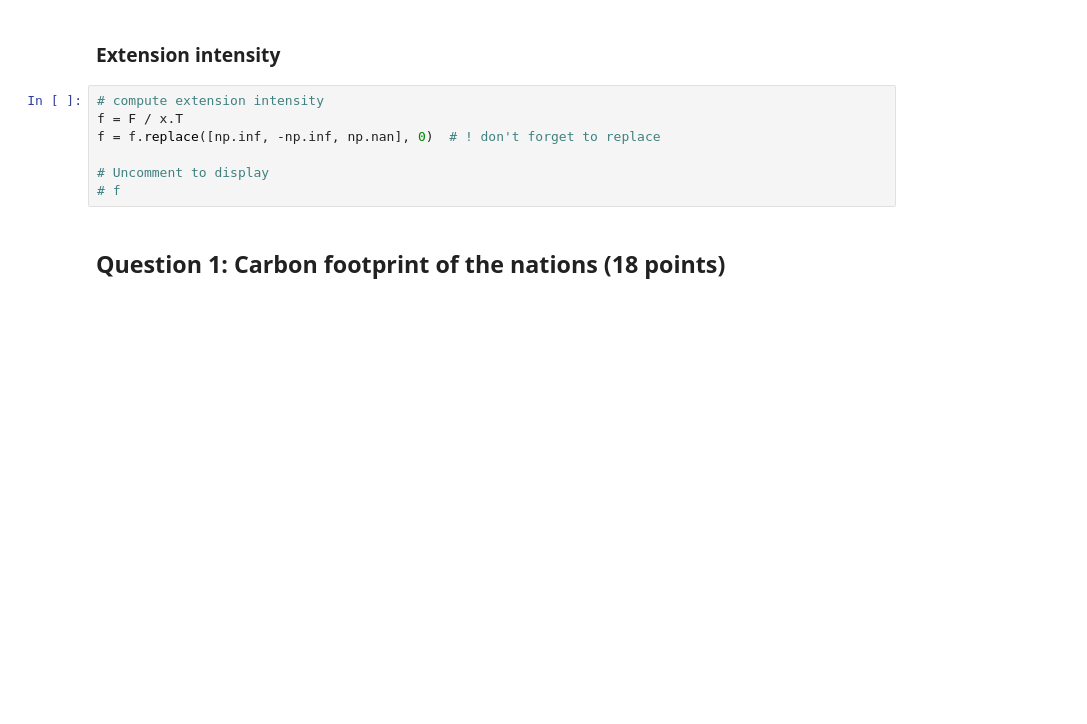
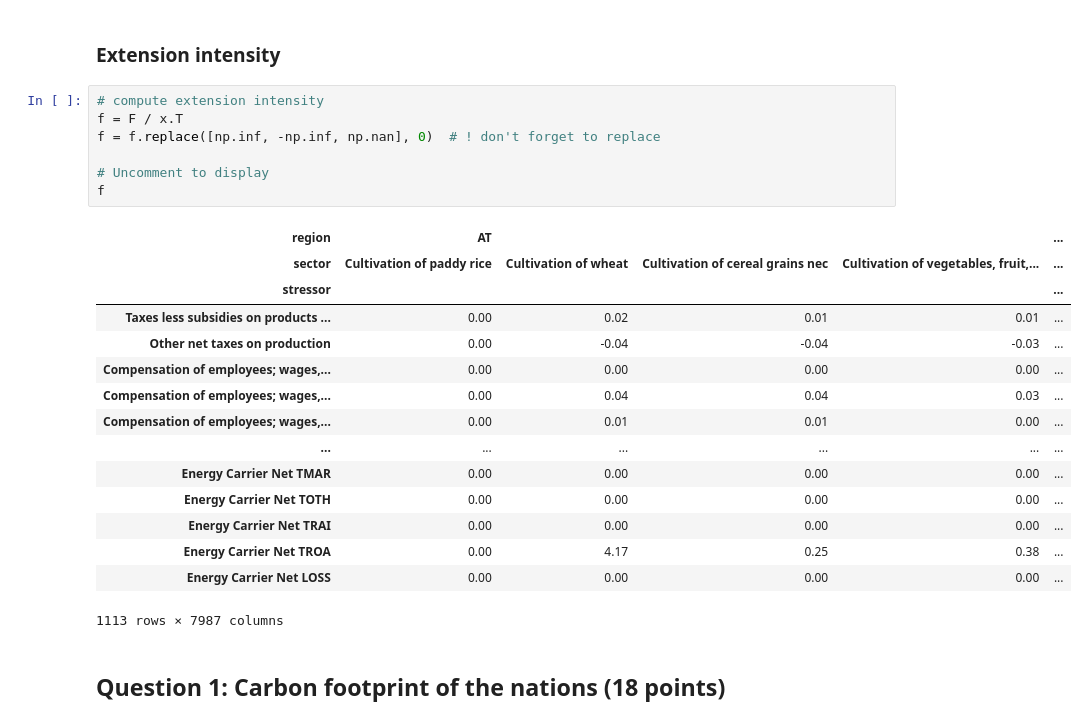
Before and after one commit to adrien-perello/EEIOA, a Jupyter notebook: scripts/07_mock_exam.ipynb, the cells around one changed output. Saved outputs shown, nothing was run; the diff lists cells and outputs as text; blank space fills up the shorter version.

```diff
--- a/scripts/07_mock_exam.ipynb
+++ b/scripts/07_mock_exam.ipynb
@@ -152,10 +152,26 @@ Length: 7987, dtype: float64
 # %%
 # compute extension intensity
 f = F / x.T
 f = f.replace([np.inf, -np.inf, np.nan], 0)  # ! don't forget to replace
 
 # Uncomment to display
-# f
+f
+# %% [output]
+| region | AT |  |  |  | ... |
+| sector | Cultivation of paddy rice | Cultivation of wheat | Cultivation of cereal grains nec | Cultivation of vegetables, fruit,... | ... |
+| stressor |  |  |  |  | ... |
+| Taxes less subsidies on products ... | 0.00 | 0.02 | 0.01 | 0.01 | ... |
+| Other net taxes on production | 0.00 | -0.04 | -0.04 | -0.03 | ... |
+| Compensation of employees; wages,... | 0.00 | 0.00 | 0.00 | 0.00 | ... |
+| Compensation of employees; wages,... | 0.00 | 0.04 | 0.04 | 0.03 | ... |
+| Compensation of employees; wages,... | 0.00 | 0.01 | 0.01 | 0.00 | ... |
+| ... | ... | ... | ... | ... | ... |
+| Energy Carrier Net TMAR | 0.00 | 0.00 | 0.00 | 0.00 | ... |
+| Energy Carrier Net TOTH | 0.00 | 0.00 | 0.00 | 0.00 | ... |
+| Energy Carrier Net TRAI | 0.00 | 0.00 | 0.00 | 0.00 | ... |
+| Energy Carrier Net TROA | 0.00 | 4.17 | 0.25 | 0.38 | ... |
+| Energy Carrier Net LOSS | 0.00 | 0.00 | 0.00 | 0.00 | ... |
+1113 rows × 7987 columns
 # %% [markdown]
 ## Question 1: Carbon footprint of the nations (18 points)
 # %% [markdown]
```
Also changed, not shown: parts of 7 cells of this notebook, 2 other files.
